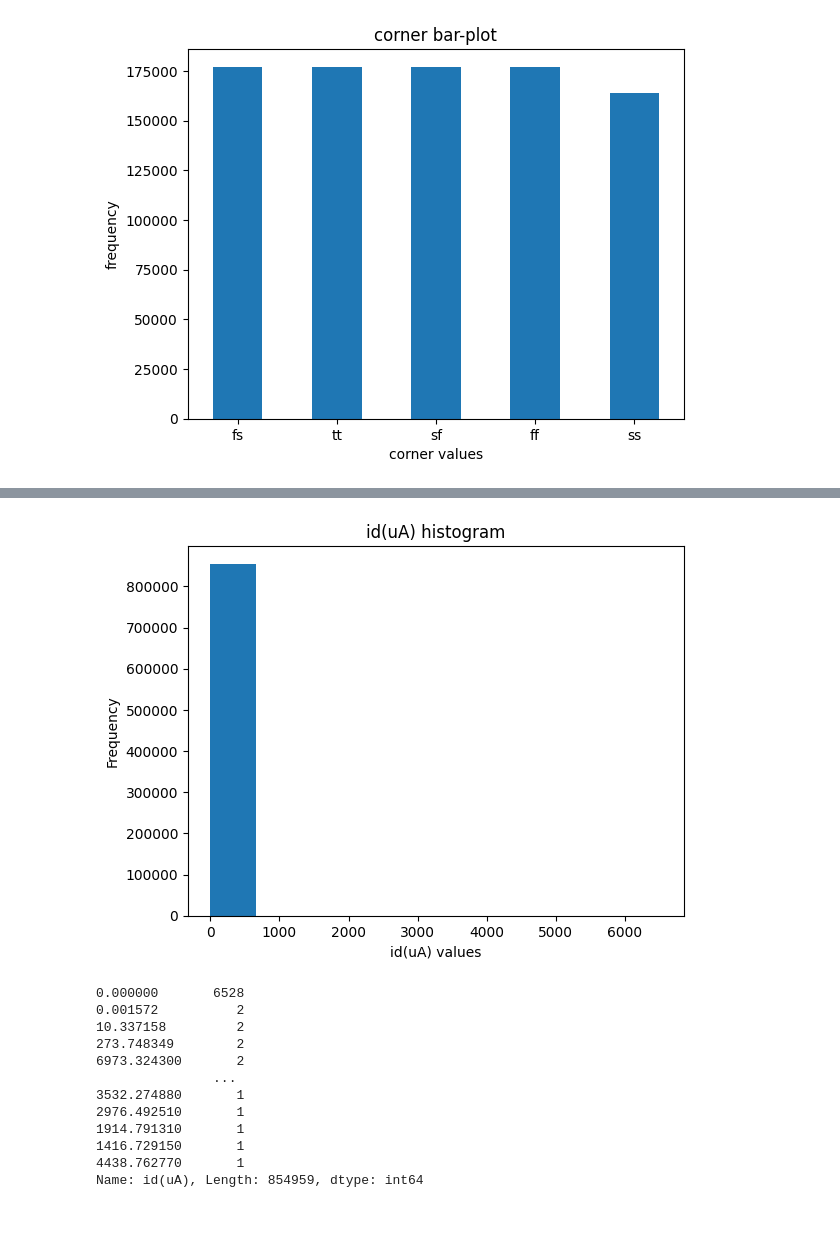
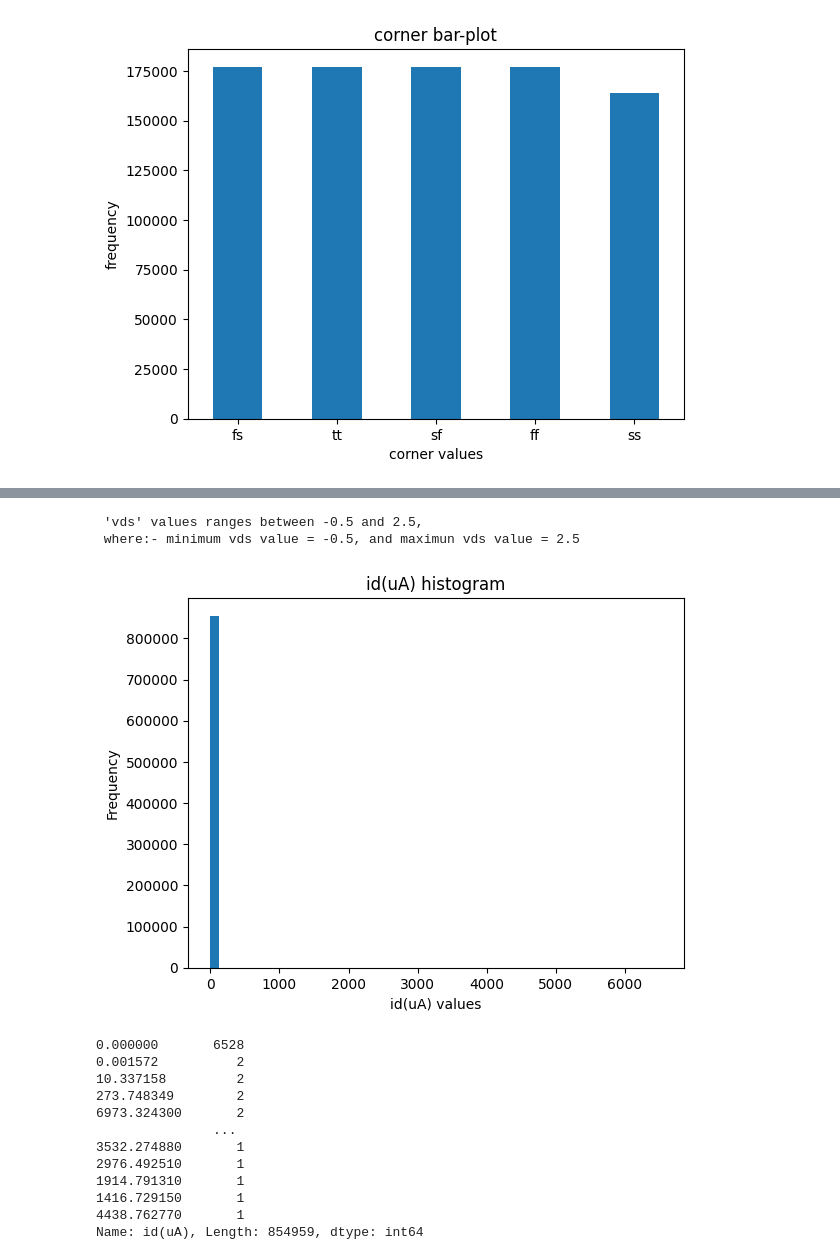
Before and after one commit to salama4ai/AI-project, a Jupyter notebook: EDA.ipynb, the cells around one changed output, grey strips where cells are left out. Saved outputs shown, nothing was run; the diff lists cells and outputs as text; code cells hidden in the pictures; blank space fills up the shorter version.

```diff
--- a/EDA.ipynb
+++ b/EDA.ipynb
@@ -195,10 +259,16 @@ plt.show()
+# %%
+# let's show the boundries of 'vds' values
+print(f""" 'vds' values ranges between {df.vds.sort_values().min()} and {df.vds.sort_values().max()}, \n where:- minimum vds value = {df.vds.sort_values().min()}, and maximun vds value = {df.vds.sort_values().max()}""")
+# %% [output]
+ 'vds' values ranges between -0.5 and 2.5,
+ where:- minimum vds value = -0.5, and maximun vds value = 2.5
 # %%
 # plot the values and value counts histogram of 'id(uA)' column
-df['id(uA)'].value_counts().plot(kind='hist', title="id(uA) histogram")
+df['id(uA)'].value_counts().plot(kind='hist', title="id(uA) histogram", bins=55)
 plt.xlabel('id(uA) values')
 plt.show()
 # %% [output]
-[figure, old version]
+[figure, new version]
 # %%
 # the histogram plot of id(uA) doesn't show the value counts, so let's try the value_counts method
 df["id(uA)"].value_counts(ascending=False)
```
Also changed, not shown: parts of 10 cells of this notebook.
